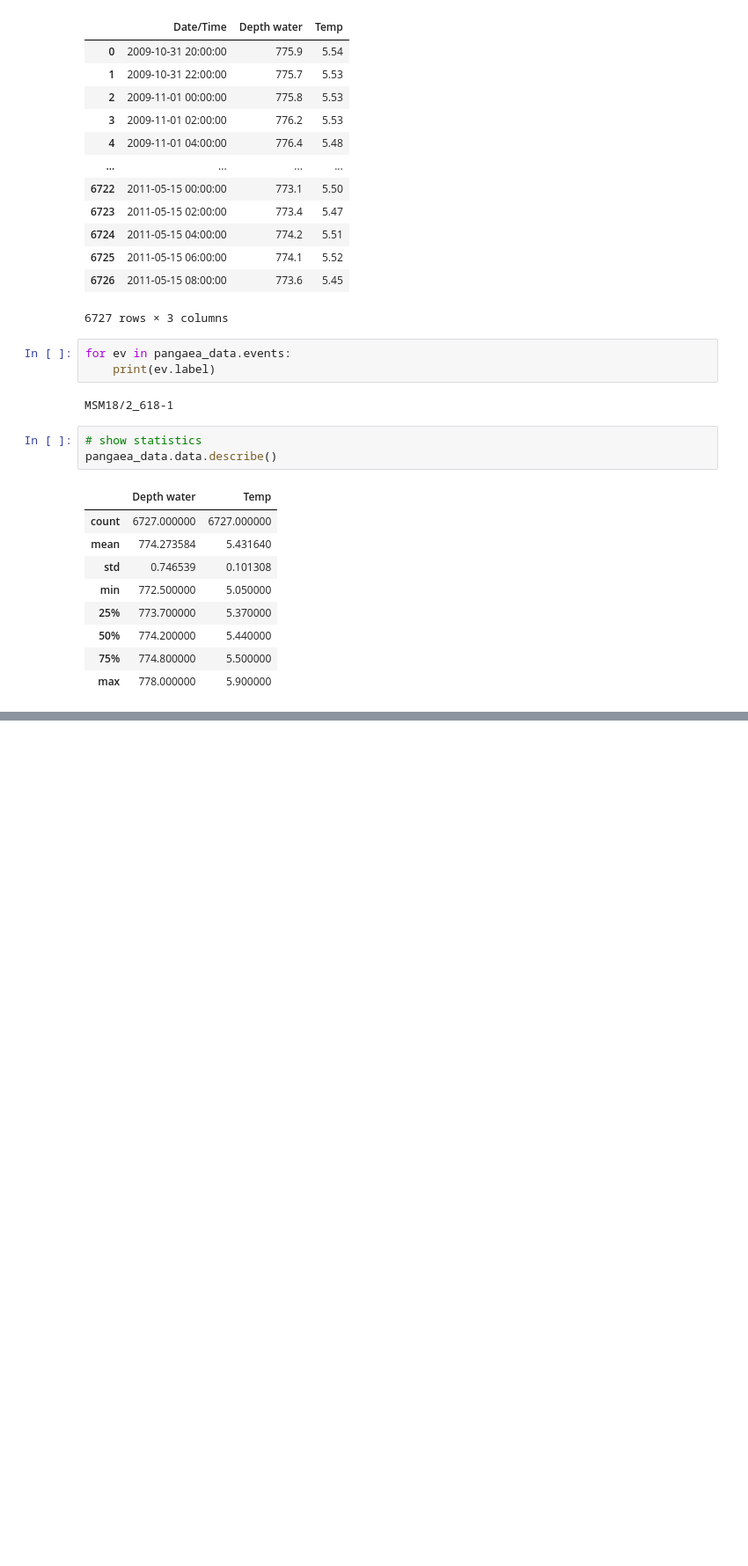
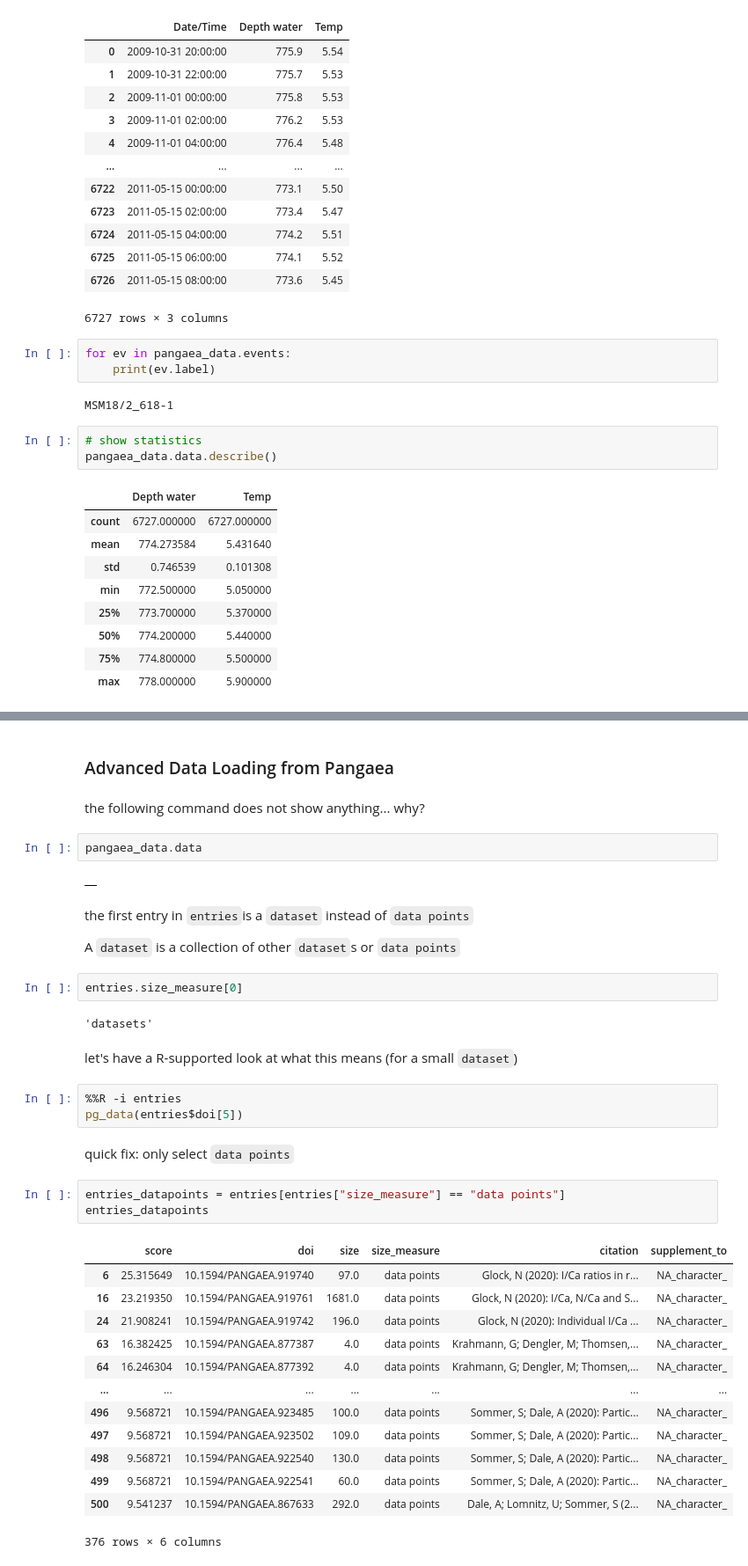
Before and after one commit to mardatade/Course-Data-Science-Workflows, a Jupyter notebook: pangaea_demo.ipynb, the cells around one changed output, grey strips where cells are left out. Shown at 88% size. Saved outputs shown, nothing was run; the diff lists cells and outputs as text; blank space fills up the shorter version.

```diff
--- a/pangaea_demo.ipynb
+++ b/pangaea_demo.ipynb
@@ -70,0 +174,41 @@ pangaea_data.data.Temp.plot()
+# %% [markdown]
+### Advanced Data Loading from Pangaea
+# %% [markdown]
+the following command does not show anything... why?
+# %%
+pangaea_data.data
+# %% [output]
+|  |
+# %% [markdown]
+the first entry in `entries`is a `dataset` instead of `data points`
+
+
+A `dataset` is a collection of other `dataset`s or `data points`
+# %%
+entries.size_measure[0]
+# %% [output]
+'datasets'
+# %% [markdown]
+let's have a R-supported look at what this means (for a small `dataset`)
+# %%
+%%R -i entries
+pg_data(entries$doi[5])
+# %% [markdown]
+quick fix: only select `data points`
+# %%
+entries_datapoints = entries[entries["size_measure"] == "data points"]
+entries_datapoints
+# %% [output]
+|  | score | doi | size | size_measure | citation | supplement_to |
+| 6 | 25.315649 | 10.1594/PANGAEA.919740 | 97.0 | data points | Glock, N (2020): I/Ca ratios in r... | NA_character_ |
+| 16 | 23.219350 | 10.1594/PANGAEA.919761 | 1681.0 | data points | Glock, N (2020): I/Ca, N/Ca and S... | NA_character_ |
+| 24 | 21.908241 | 10.1594/PANGAEA.919742 | 196.0 | data points | Glock, N (2020): Individual I/Ca ... | NA_character_ |
+| 63 | 16.382425 | 10.1594/PANGAEA.877387 | 4.0 | data points | Krahmann, G; Dengler, M; Thomsen,... | NA_character_ |
+| 64 | 16.246304 | 10.1594/PANGAEA.877392 | 4.0 | data points | Krahmann, G; Dengler, M; Thomsen,... | NA_character_ |
+| ... | ... | ... | ... | ... | ... | ... |
+| 496 | 9.568721 | 10.1594/PANGAEA.923485 | 100.0 | data points | Sommer, S; Dale, A (2020): Partic... | NA_character_ |
+| 497 | 9.568721 | 10.1594/PANGAEA.923502 | 109.0 | data points | Sommer, S; Dale, A (2020): Partic... | NA_character_ |
+| 498 | 9.568721 | 10.1594/PANGAEA.922540 | 130.0 | data points | Sommer, S; Dale, A (2020): Partic... | NA_character_ |
+| 499 | 9.568721 | 10.1594/PANGAEA.922541 | 60.0 | data points | Sommer, S; Dale, A (2020): Partic... | NA_character_ |
+| 500 | 9.541237 | 10.1594/PANGAEA.867633 | 292.0 | data points | Dale, A; Lomnitz, U; Sommer, S (2... | NA_character_ |
+376 rows × 6 columns
```
Also changed, not shown: parts of 16 cells of this notebook, 1 other file.
